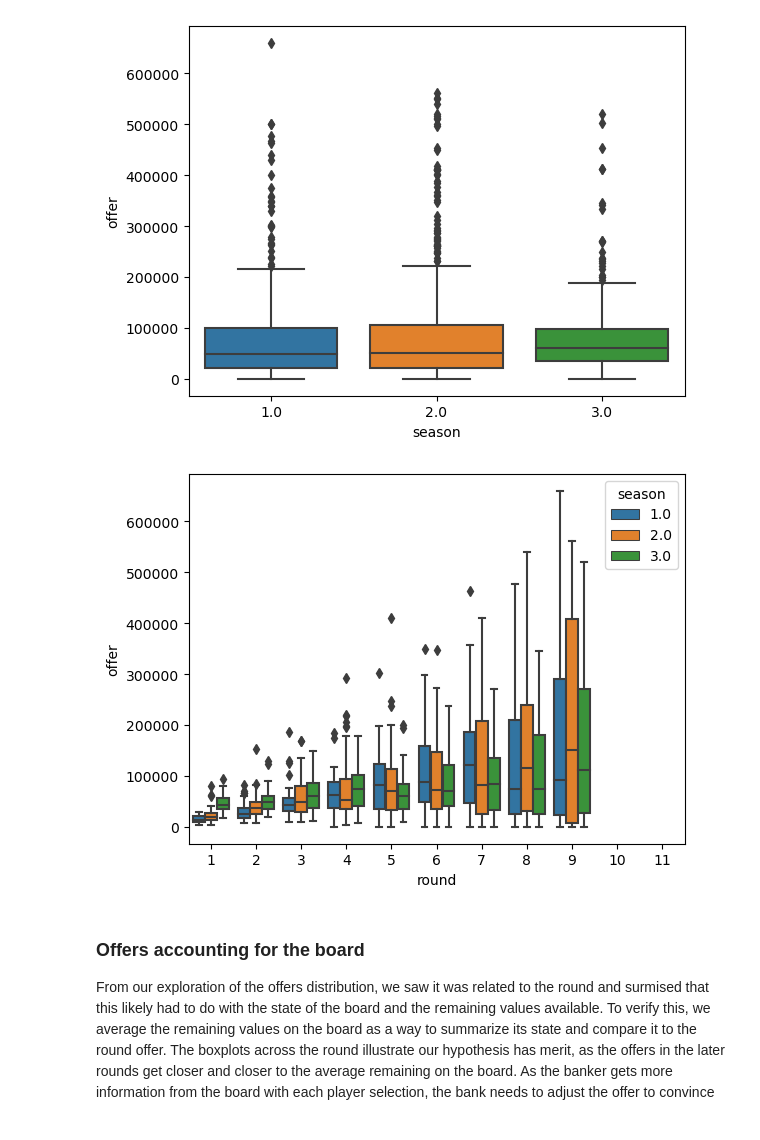
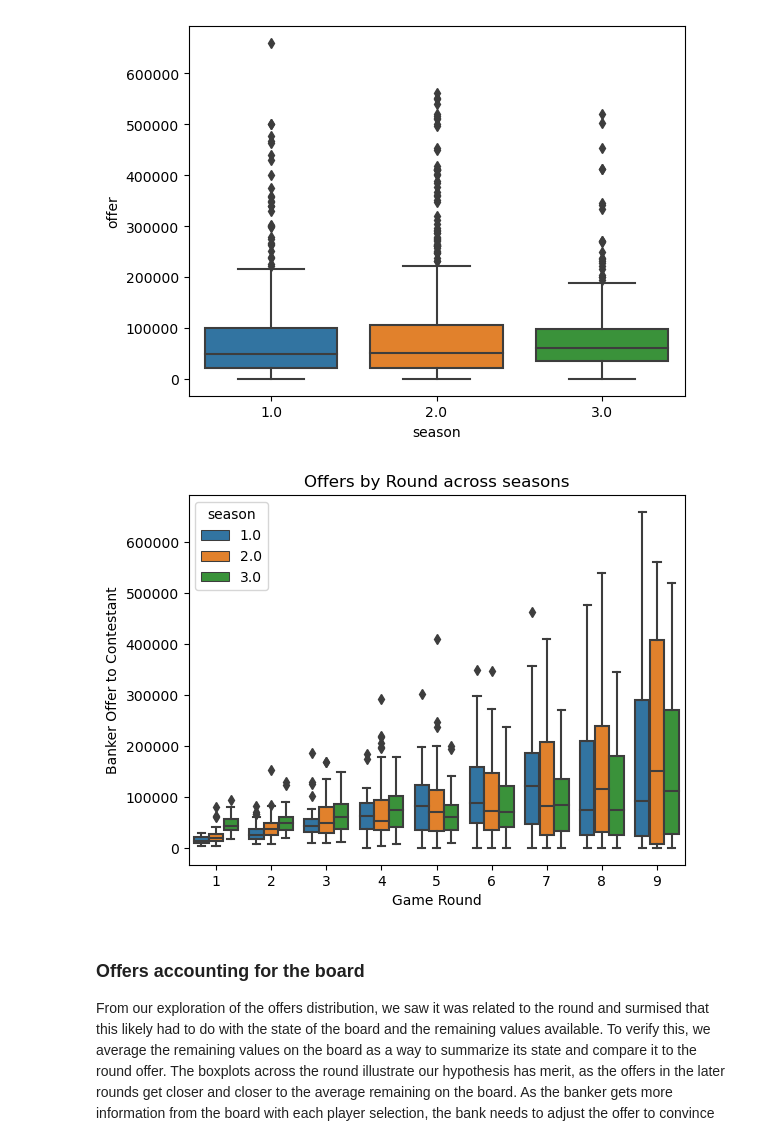
Before and after one commit to djmnason/dond_analysis, a Jupyter notebook: modeling/exploration.ipynb, the cells around one changed output. Saved outputs shown, nothing was run; the diff lists cells and outputs as text; code cells hidden in the pictures.

```diff
--- a/modeling/exploration.ipynb
+++ b/modeling/exploration.ipynb
@@ -169,10 +171,14 @@ plt.show()
 # %% [output]
 [figure]
 # %%
-sns.boxplot(data=round_data, x='round', y='offer', hue='season')
+sns.boxplot(data=round_data.query('round < 10'), x='round', y='offer', hue='season')
+plt.title('Offers by Round across seasons')
+plt.xlabel('Game Round')
+plt.ylabel('Banker Offer to Contestant')
+# plt.savefig('offers_by_round_season.png')
 plt.show()
 # %% [output]
-[figure, old version]
+[figure, new version]
 # %% [markdown]
 ### Offers accounting for the board
 
```
Also changed, not shown: parts of 3 cells of this notebook, 9 other files.
